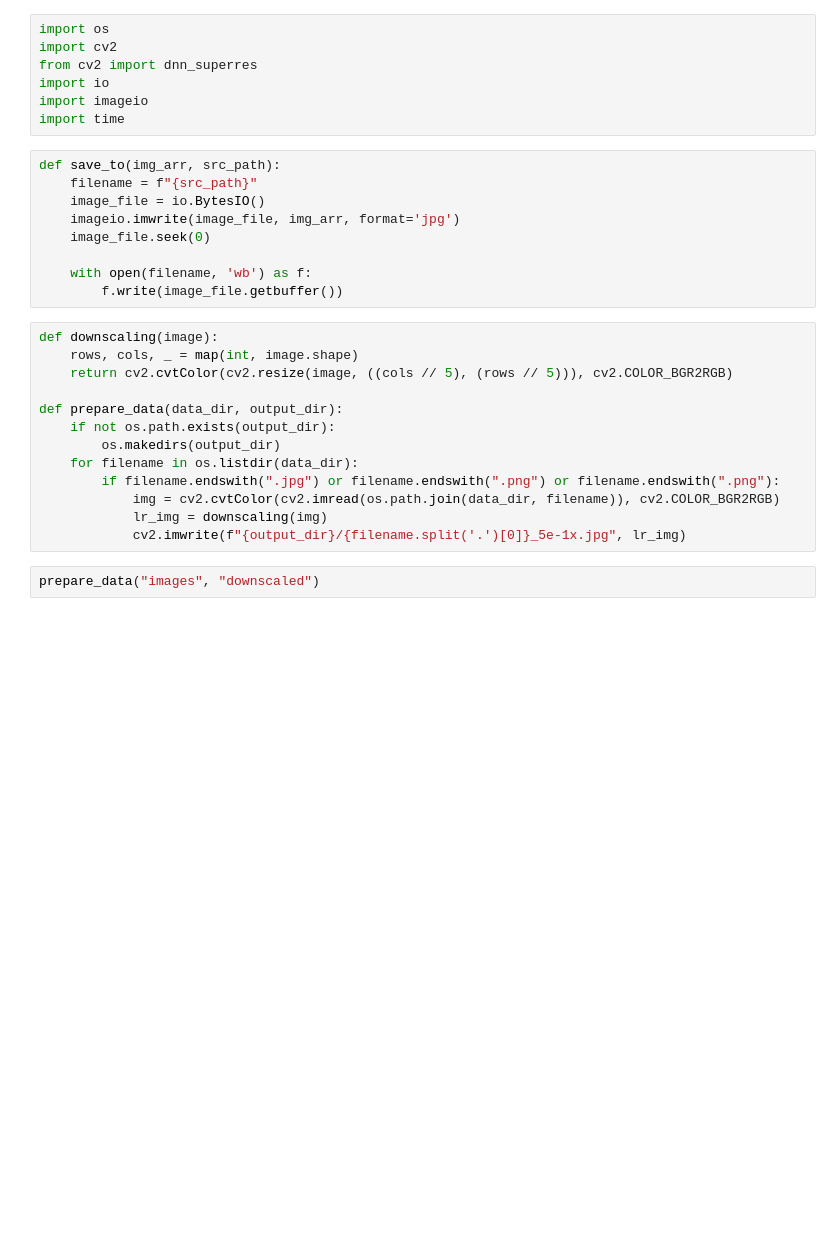
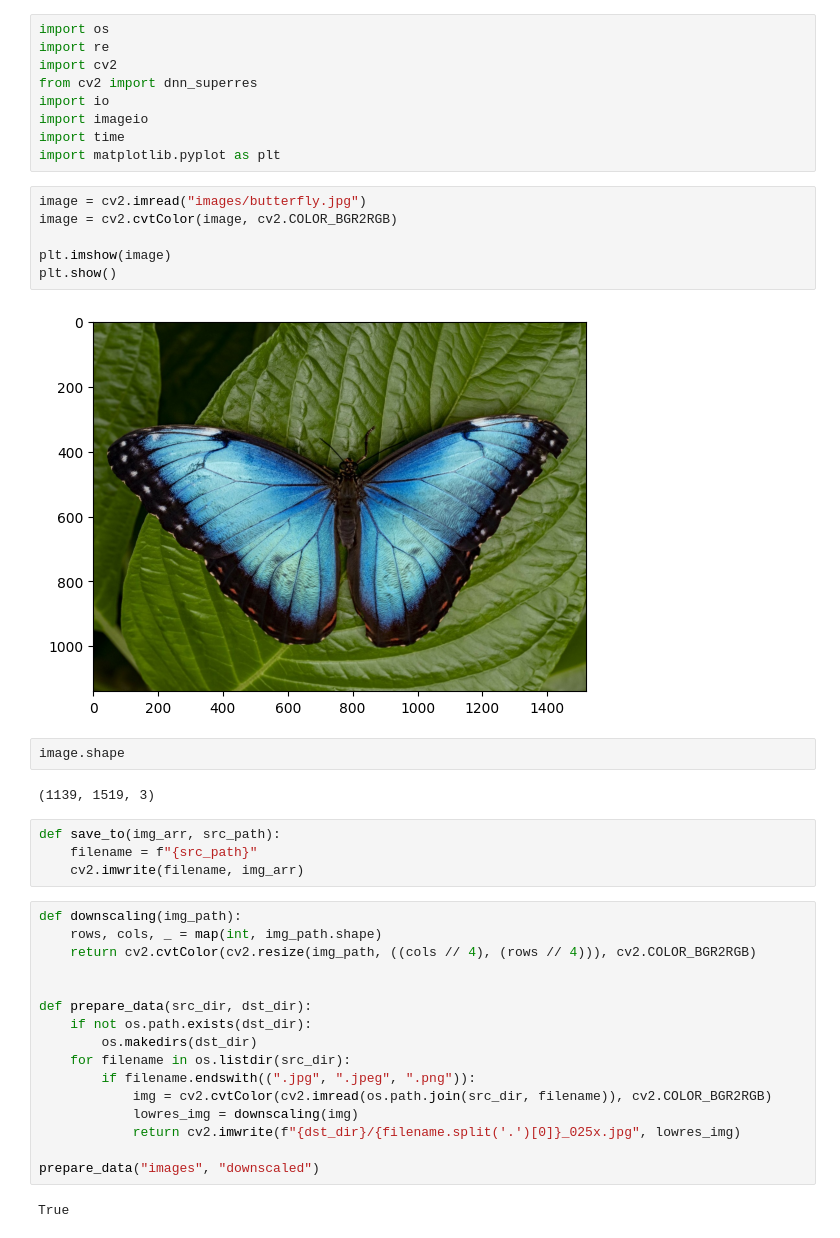
Before and after one commit to thisilfa/image-enhancement, a Jupyter notebook: image_super_resolution.ipynb, the cells around one changed output. Cells and saved outputs as stored; diff of their text form; blank space fills up the shorter version.

```diff
--- a/image_super_resolution.ipynb
+++ b/image_super_resolution.ipynb
@@ -1,31 +1,43 @@
 # %%
 import os
+import re
 import cv2
 from cv2 import dnn_superres
 import io
 import imageio
 import time
+import matplotlib.pyplot as plt
+# %%
+image = cv2.imread("images/butterfly.jpg")
+image = cv2.cvtColor(image, cv2.COLOR_BGR2RGB)
+
+plt.imshow(image)
+plt.show()
+# %% [output]
+[figure, added]
+# %%
+image.shape
+# %% [output]
+(1139, 1519, 3)
 # %%
 def save_to(img_arr, src_path):
     filename = f"{src_path}"
-    image_file = io.BytesIO()
-    imageio.imwrite(image_file, img_arr, format='jpg')
-    image_file.seek(0)
-
-    with open(filename, 'wb') as f:
-        f.write(image_file.getbuffer())
+    cv2.imwrite(filename, img_arr)
 # %%
-def downscaling(image):
-    rows, cols, _ = map(int, image.shape)
-    return cv2.cvtColor(cv2.resize(image, ((cols // 5), (rows // 5))), cv2.COLOR_BGR2RGB)
+def downscaling(img_path):
+    rows, cols, _ = map(int, img_path.shape)
+    return cv2.cvtColor(cv2.resize(img_path, ((cols // 4), (rows // 4))), cv2.COLOR_BGR2RGB)
 
-def prepare_data(data_dir, output_dir):
-    if not os.path.exists(output_dir):
-        os.makedirs(output_dir)
-    for filename in os.listdir(data_dir):
-        if filename.endswith(".jpg") or filename.endswith(".png") or filename.endswith(".png"):
-            img = cv2.cvtColor(cv2.imread(os.path.join(data_dir, filename)), cv2.COLOR_BGR2RGB)
-            lr_img = downscaling(img)
-            cv2.imwrite(f"{output_dir}/{filename.split('.')[0]}_5e-1x.jpg", lr_img)
+
+def prepare_data(src_dir, dst_dir):
+    if not os.path.exists(dst_dir):
+        os.makedirs(dst_dir)
+    for filename in os.listdir(src_dir):
+        if filename.endswith((".jpg", ".jpeg", ".png")):
+            img = cv2.cvtColor(cv2.imread(os.path.join(src_dir, filename)), cv2.COLOR_BGR2RGB)
+            lowres_img = downscaling(img)
+            return cv2.imwrite(f"{dst_dir}/{filename.split('.')[0]}_025x.jpg", lowres_img)
+
+prepare_data("images", "downscaled")
+# %% [output]
+True
-# %%
-prepare_data("images", "downscaled")
```
Also changed, not shown: parts of 5 cells of this notebook, 1 other file.
